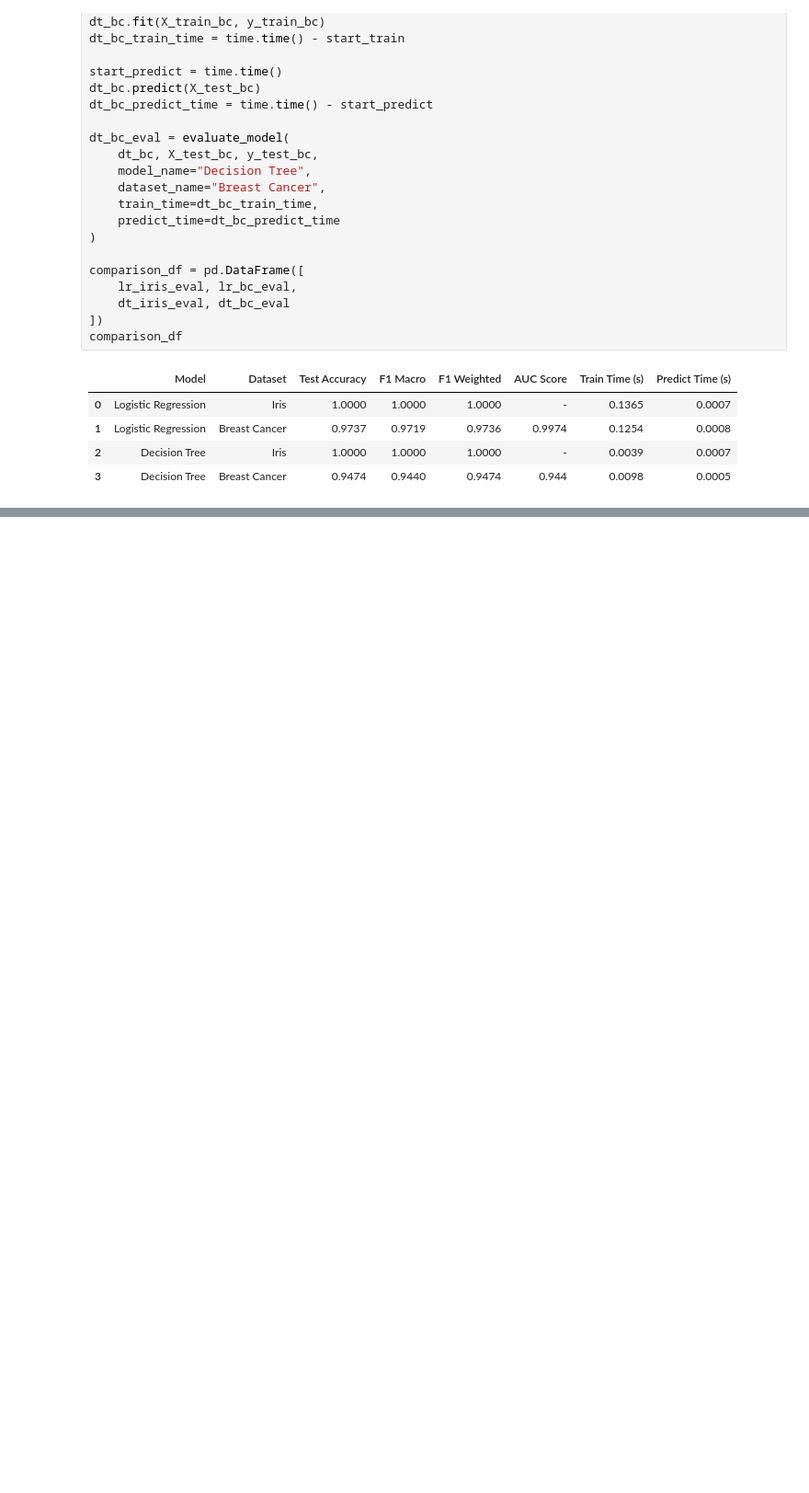
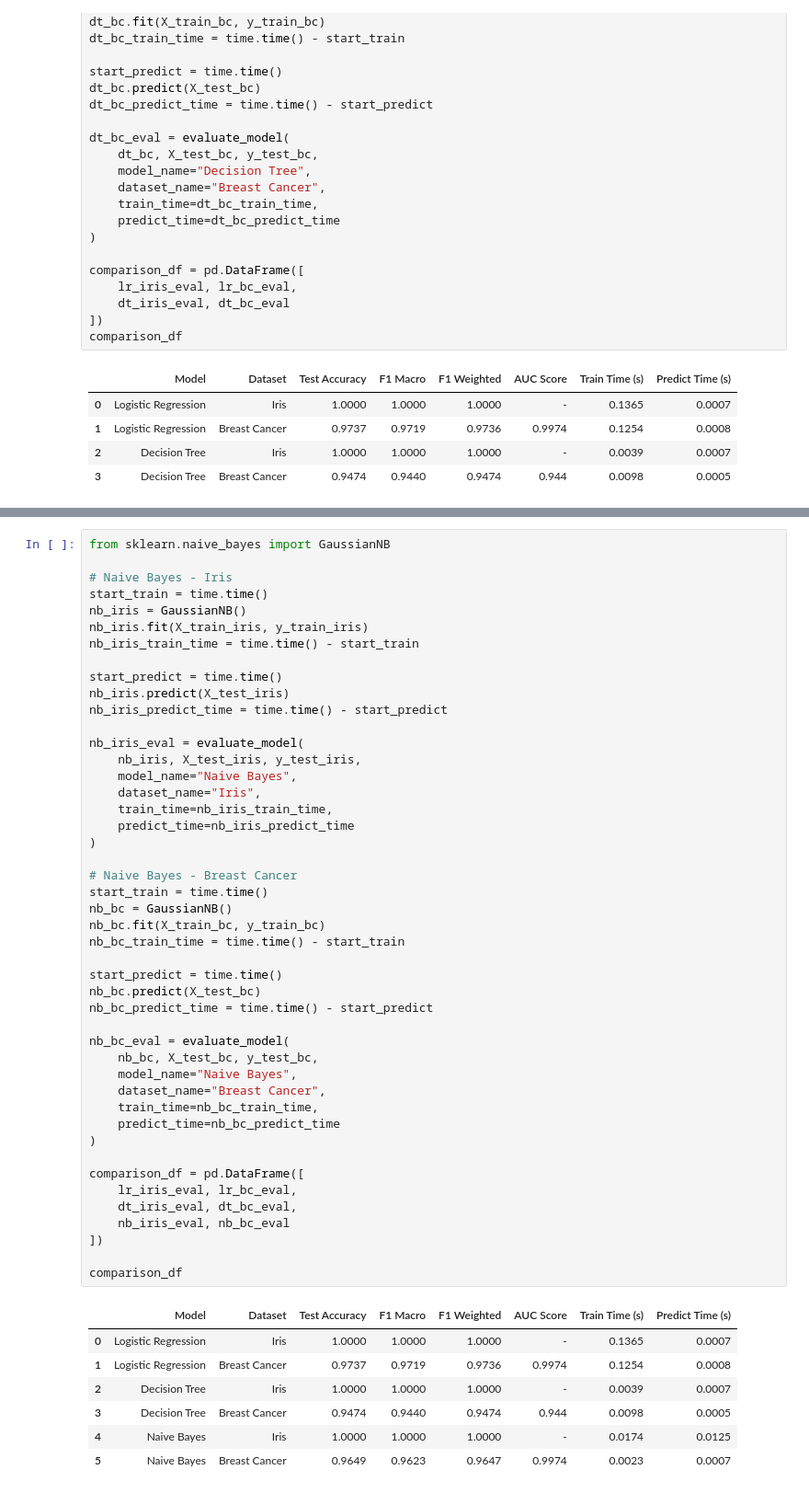
Before and after one commit to kameldeeb/Web-Data-Mining, a Jupyter notebook: Compare_Workbooks.ipynb, the cells around one changed output, grey strips where cells are left out. Shown: that part at 92% size. Drawn from its saved outputs; the diff is of its cells as text; blank space fills up the shorter version.

```diff
--- a/Compare_Workbooks.ipynb
+++ b/Compare_Workbooks.ipynb
@@ -855,0 +857,54 @@ Iris Dataset: Both models achieved perfect classification (100% accuracy and F1
+# %%
+from sklearn.naive_bayes import GaussianNB
+
+# Naive Bayes - Iris
+start_train = time.time()
+nb_iris = GaussianNB()
+nb_iris.fit(X_train_iris, y_train_iris)
+nb_iris_train_time = time.time() - start_train
+
+start_predict = time.time()
+nb_iris.predict(X_test_iris)
+nb_iris_predict_time = time.time() - start_predict
+
+nb_iris_eval = evaluate_model(
+    nb_iris, X_test_iris, y_test_iris,
+    model_name="Naive Bayes",
+    dataset_name="Iris",
+    train_time=nb_iris_train_time,
+    predict_time=nb_iris_predict_time
+)
+
+# Naive Bayes - Breast Cancer
+start_train = time.time()
+nb_bc = GaussianNB()
+nb_bc.fit(X_train_bc, y_train_bc)
+nb_bc_train_time = time.time() - start_train
+
+start_predict = time.time()
+nb_bc.predict(X_test_bc)
+nb_bc_predict_time = time.time() - start_predict
+
+nb_bc_eval = evaluate_model(
+    nb_bc, X_test_bc, y_test_bc,
+    model_name="Naive Bayes",
+    dataset_name="Breast Cancer",
+    train_time=nb_bc_train_time,
+    predict_time=nb_bc_predict_time
+)
+
+comparison_df = pd.DataFrame([
+    lr_iris_eval, lr_bc_eval,
+    dt_iris_eval, dt_bc_eval,
+    nb_iris_eval, nb_bc_eval
+])
+
+comparison_df
+# %% [output]
+|  | Model | Dataset | Test Accuracy | F1 Macro | F1 Weighted | AUC Score | Train Time (s) | Predict Time (s) |
+| 0 | Logistic Regression | Iris | 1.0000 | 1.0000 | 1.0000 | - | 0.1365 | 0.0007 |
+| 1 | Logistic Regression | Breast Cancer | 0.9737 | 0.9719 | 0.9736 | 0.9974 | 0.1254 | 0.0008 |
+| 2 | Decision Tree | Iris | 1.0000 | 1.0000 | 1.0000 | - | 0.0039 | 0.0007 |
+| 3 | Decision Tree | Breast Cancer | 0.9474 | 0.9440 | 0.9474 | 0.944 | 0.0098 | 0.0005 |
+| 4 | Naive Bayes | Iris | 1.0000 | 1.0000 | 1.0000 | - | 0.0174 | 0.0125 |
+| 5 | Naive Bayes | Breast Cancer | 0.9649 | 0.9623 | 0.9647 | 0.9974 | 0.0023 | 0.0007 |
```
Also changed, not shown: parts of 15 cells of this notebook.
